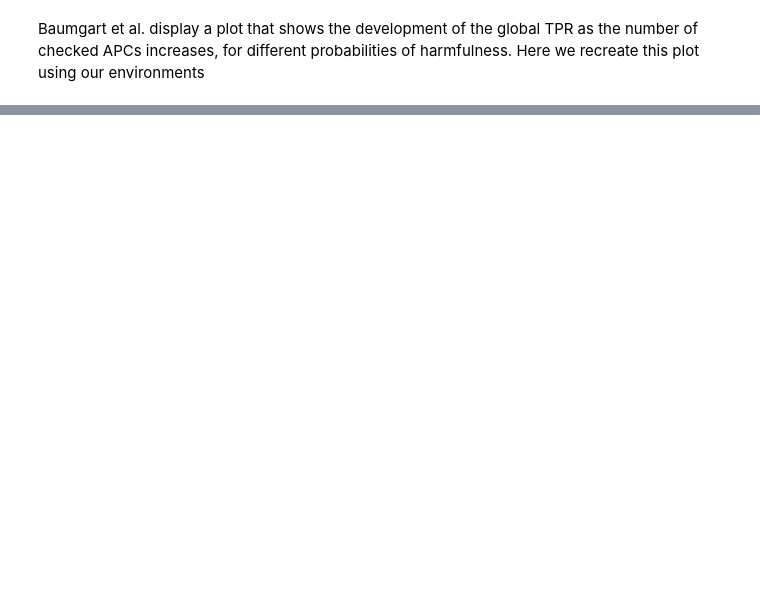
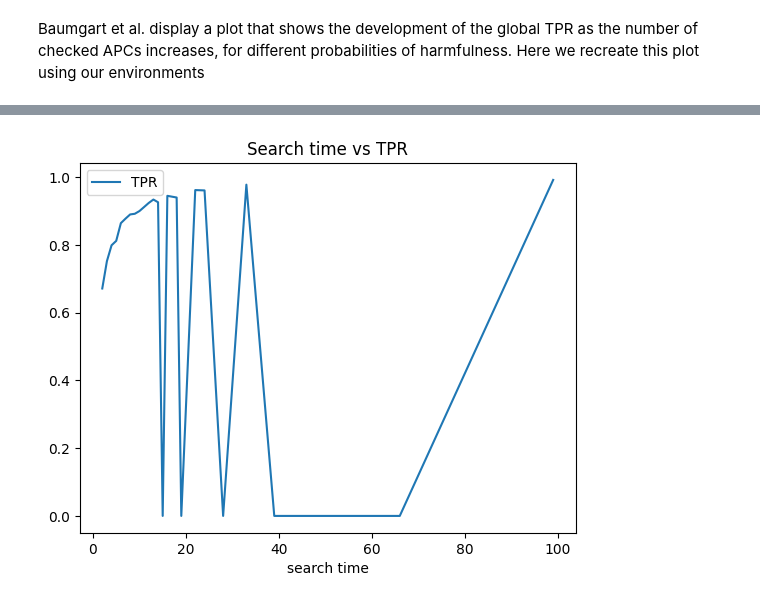
Before and after one commit to nikoczernin/tcells, a Jupyter notebook: baumgart_repro.ipynb, the cells around one changed output, grey strips where cells are left out. Drawn from its saved outputs; the diff is of its cells as text; code cells hidden in the pictures; blank space fills up the shorter version.

```diff
--- a/baumgart_repro.ipynb
+++ b/baumgart_repro.ipynb
@@ -116,38 +116,36 @@ Baumgart et al. display a plot that shows the development of the global TPR as t
 # %%
 
 
-def test_TCell_Threshold(n=1000):
-    # test many different TCell_Treshold instances with
-    # varying thresholds
-    # plot their results: FPR vs treshold
-    env = StochasticAPC()
-    results = []
+n=1000
+# test many different TCell_Treshold instances with
+# varying thresholds
+# plot their results: FPR vs treshold
+env = StochasticAPC()
+results = []
 
-    num_steps = 100  # number of steps
-    for thresh in np.linspace(0.5, 1.0, num_steps):
-        # reset the env
-        env.reset()
-        # make 100 episodes per each of the 100 different treshold levels
-        agent = TCell_Threshold(env, T=100, threshold=thresh)
-        for j in range(n):
-            R, t, transitions = agent.episode(epsilon=0.1, verbose=False)
-            final_action = transitions[-1][1]
-            final_reward = transitions[-1][2]
-            result = env.eval_action_reward(final_action, final_reward)
-            results.append({"result":result, "t":t})
+num_steps = 100  # number of steps
+for thresh in np.linspace(0.5, 1.0, num_steps):
+    # reset the env
+    env.reset()
+    # make 100 episodes per each of the 100 different treshold levels
+    agent = TCell_Threshold(env, T=100, threshold=thresh)
+    for j in range(n):
+        R, t, transitions = agent.episode(epsilon=0.1, verbose=False)
+        final_action = transitions[-1][1]
+        final_reward = transitions[-1][2]
+        result = env.eval_action_reward(final_action, final_reward)
+        results.append({"result":result, "t":t, "thresh": thresh})
+thresh_test = pd.DataFrame(results)
+print(thresh_test.thresh)
+thresh_test = thresh_test.groupby("t")["result"].value_counts().unstack(fill_value=0).reset_index()
+thresh_test["TP"] = thresh_test.get("TP", 0)
+thresh_test["FP"] = thresh_test.get("FP", 0)
+thresh_test["TN"] = thresh_test.get("TN", 0)
+thresh_test["FN"] = thresh_test.get("FN", 0)
+print(thresh_test)
 
-    df = pd.DataFrame(results)
-    df = df.groupby("t")["result"].value_counts().unstack(fill_value=0).reset_index()
-    df["TP"] = df.get("TP", 0)
-    df["FP"] = df.get("FP", 0)
-    df["TN"] = df.get("TN", 0)
-    df["FN"] = df.get("FN", 0)
-    print(df)
-
-    # df["TPR"] = df["TP"] / (df["TP"] + df["FN"])
-    # print(df)
-    # df.plot.line("t", "TPR", xlabel="search time", title="Search time vs TPR")
-    # plt.show()
-
-test_TCell_Threshold()
+thresh_test["TPR"] = thresh_test["TP"] / (thresh_test["TP"] + thresh_test["FN"] + 1)
+print(thresh_test)
+thresh_test.plot.line("t", "TPR", xlabel="search time", title="Search time vs TPR")
+plt.show()
 # %% [output]
@@ -170,0 +169 @@ result   t     TN     TP  FP  FN
+[figure, added]
```
Also changed, not shown: parts of 2 cells of this notebook, 1 other file.
